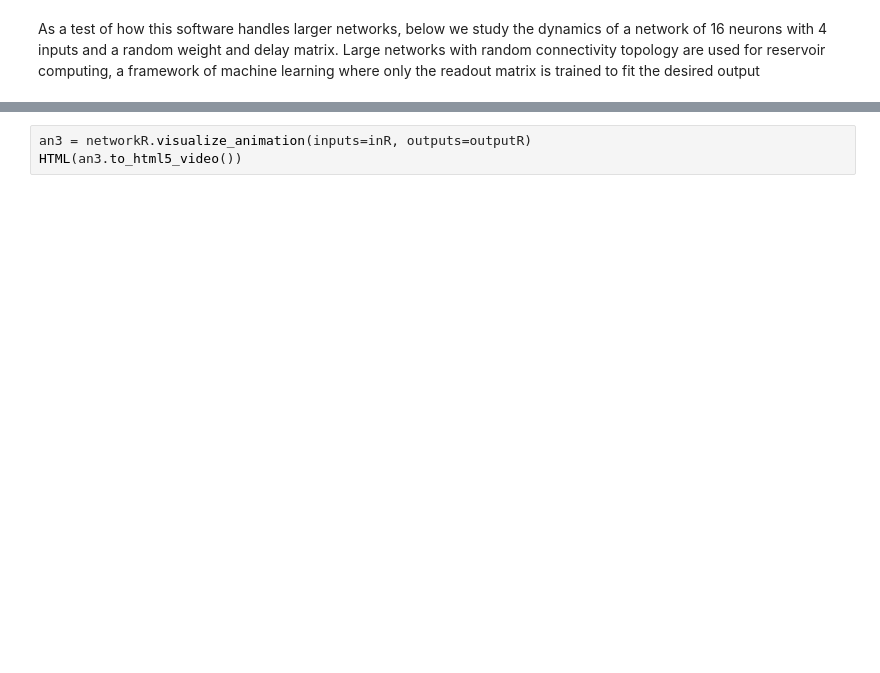
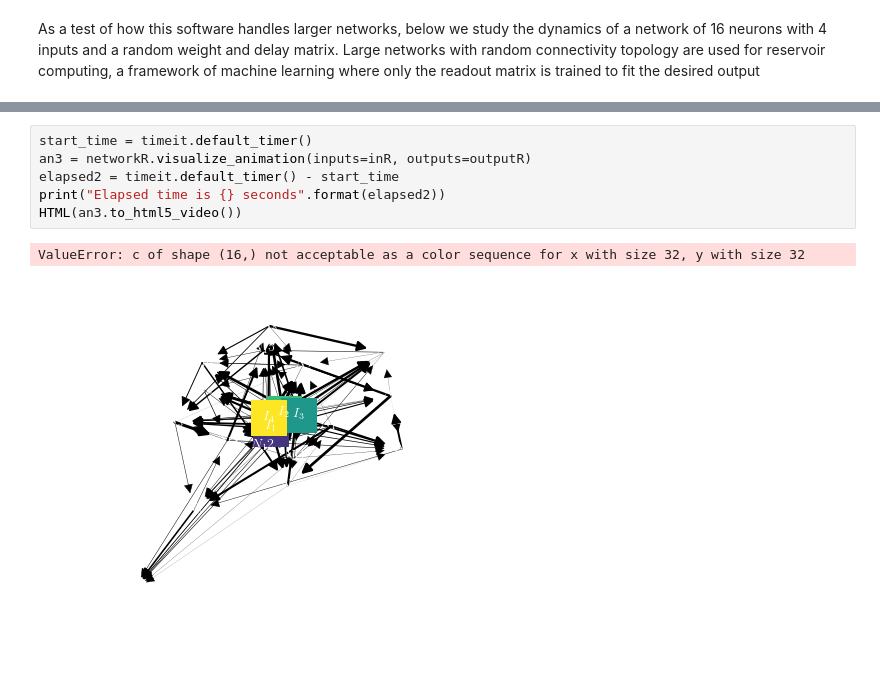
Before and after one commit to jabbate7/PhotonicNeuronSimulator, a Jupyter notebook: Network_plots.ipynb, the cells around one changed output, grey strips where cells are left out. Drawn from its saved outputs; the diff is of its cells as text; blank space fills up the shorter version.

```diff
--- a/Network_plots.ipynb
+++ b/Network_plots.ipynb
@@ -236,3 +254,9 @@ fig3.set_size_inches(13, 10, forward=True)
 # %%
+start_time = timeit.default_timer()
 an3 = networkR.visualize_animation(inputs=inR, outputs=outputR)
+elapsed2 = timeit.default_timer() - start_time
+print("Elapsed time is {} seconds".format(elapsed2))
 HTML(an3.to_html5_video())
+# %% [output]
+ValueError: c of shape (16,) not acceptable as a color sequence for x with size 32, y with size 32
+[figure, added]
```
Also changed, not shown: parts of 11 cells of this notebook, 1 other file.
